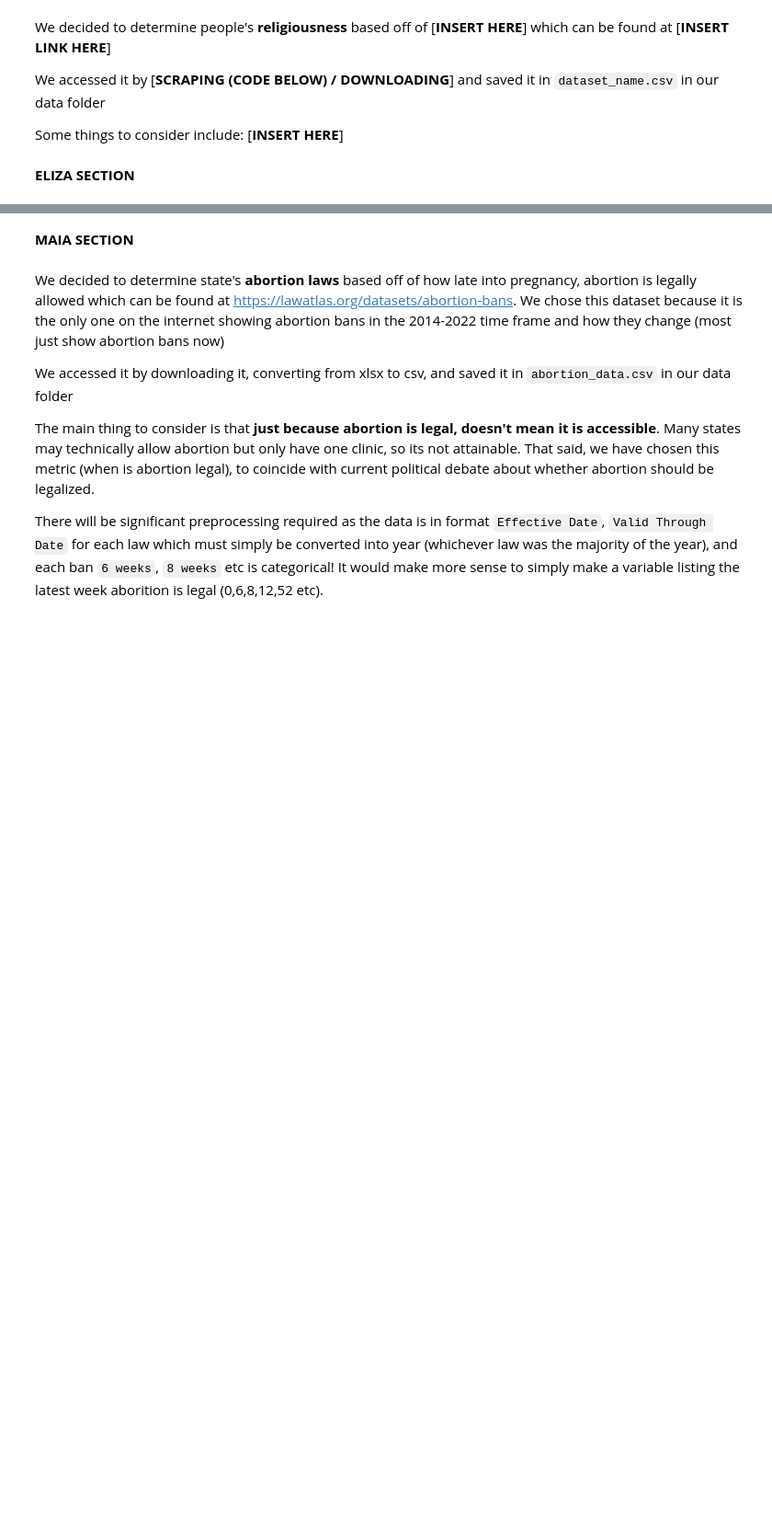
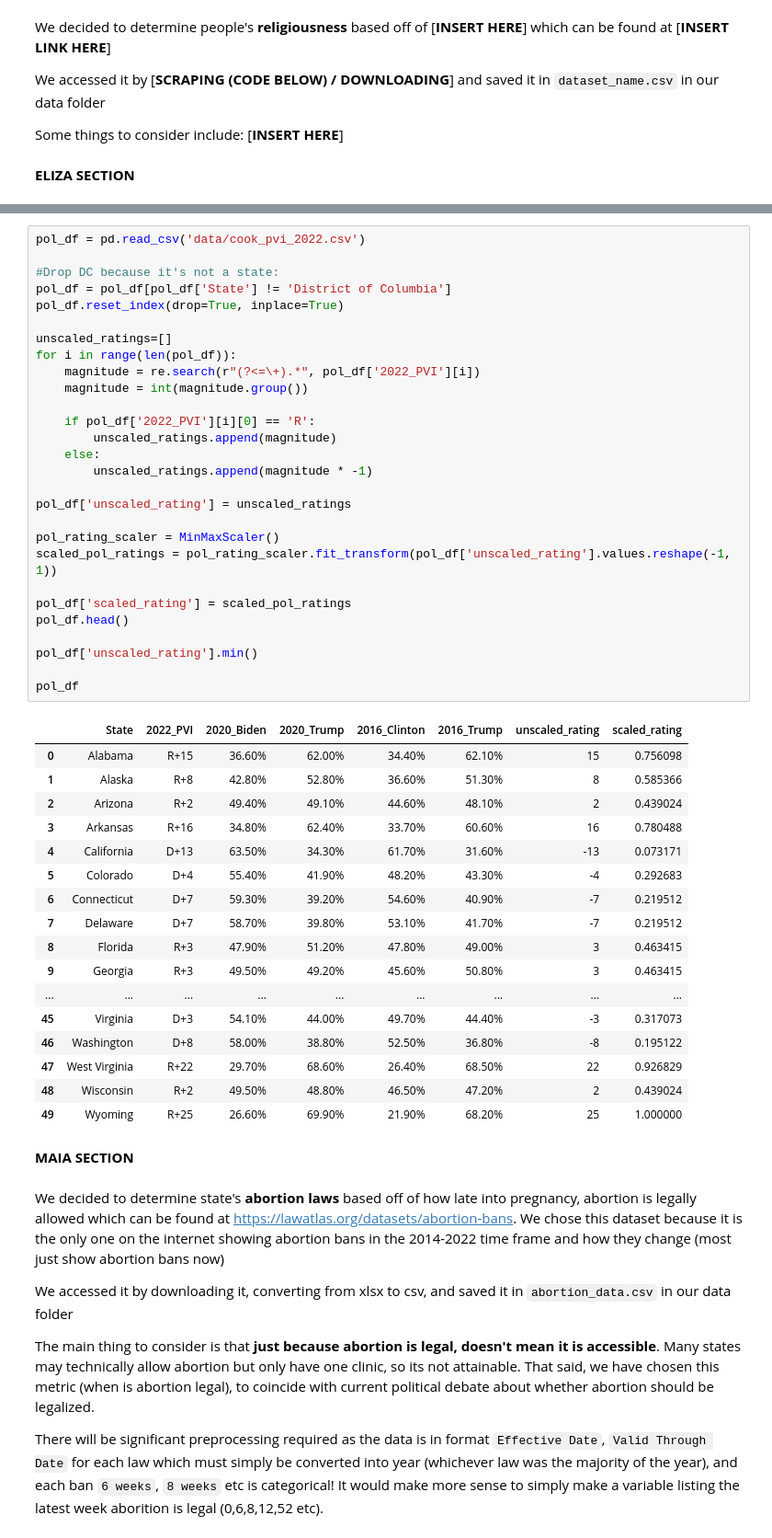
Before and after one commit to ppich1169/fertilityProjectCs109, a Jupyter notebook: fertility_notebook.ipynb, the cells around one changed output, grey strips where cells are left out. Shown at 92% size. Cells and saved outputs as stored; diff of their text form; blank space fills up the shorter version.

```diff
--- a/fertility_notebook.ipynb
+++ b/fertility_notebook.ipynb
@@ -87,3 +95,49 @@ Some things to consider include: [**INSERT HERE**]
+# %%
+pol_df = pd.read_csv('data/cook_pvi_2022.csv')
+
+#Drop DC because it's not a state:
+pol_df = pol_df[pol_df['State'] != 'District of Columbia']
+pol_df.reset_index(drop=True, inplace=True)
+
+unscaled_ratings=[]
+for i in range(len(pol_df)):
+    magnitude = re.search(r"(?<=\+).*", pol_df['2022_PVI'][i])
+    magnitude = int(magnitude.group())
+
+    if pol_df['2022_PVI'][i][0] == 'R':
+        unscaled_ratings.append(magnitude)
+    else:
+        unscaled_ratings.append(magnitude * -1)
+
+pol_df['unscaled_rating'] = unscaled_ratings
+
+pol_rating_scaler = MinMaxScaler()
+scaled_pol_ratings = pol_rating_scaler.fit_transform(pol_df['unscaled_rating'].values.reshape(-1, 1))
+
+pol_df['scaled_rating'] = scaled_pol_ratings
+pol_df.head()
+
+pol_df['unscaled_rating'].min()
+
+pol_df
+# %% [output]
+|  | State | 2022_PVI | 2020_Biden | 2020_Trump | 2016_Clinton | 2016_Trump | unscaled_rating | scaled_rating |
+| 0 | Alabama | R+15 | 36.60% | 62.00% | 34.40% | 62.10% | 15 | 0.756098 |
+| 1 | Alaska | R+8 | 42.80% | 52.80% | 36.60% | 51.30% | 8 | 0.585366 |
+| 2 | Arizona | R+2 | 49.40% | 49.10% | 44.60% | 48.10% | 2 | 0.439024 |
+| 3 | Arkansas | R+16 | 34.80% | 62.40% | 33.70% | 60.60% | 16 | 0.780488 |
+| 4 | California | D+13 | 63.50% | 34.30% | 61.70% | 31.60% | -13 | 0.073171 |
+| 5 | Colorado | D+4 | 55.40% | 41.90% | 48.20% | 43.30% | -4 | 0.292683 |
+| 6 | Connecticut | D+7 | 59.30% | 39.20% | 54.60% | 40.90% | -7 | 0.219512 |
+| 7 | Delaware | D+7 | 58.70% | 39.80% | 53.10% | 41.70% | -7 | 0.219512 |
+| 8 | Florida | R+3 | 47.90% | 51.20% | 47.80% | 49.00% | 3 | 0.463415 |
+| 9 | Georgia | R+3 | 49.50% | 49.20% | 45.60% | 50.80% | 3 | 0.463415 |
+| ... | ... | ... | ... | ... | ... | ... | ... | ... |
+| 45 | Virginia | D+3 | 54.10% | 44.00% | 49.70% | 44.40% | -3 | 0.317073 |
+| 46 | Washington | D+8 | 58.00% | 38.80% | 52.50% | 36.80% | -8 | 0.195122 |
+| 47 | West Virginia | R+22 | 29.70% | 68.60% | 26.40% | 68.50% | 22 | 0.926829 |
+| 48 | Wisconsin | R+2 | 49.50% | 48.80% | 46.50% | 47.20% | 2 | 0.439024 |
+| 49 | Wyoming | R+25 | 26.60% | 69.90% | 21.90% | 68.20% | 25 | 1.000000 |
 # %% [markdown]
 **MAIA SECTION**
 # %% [markdown]
```
Also changed, not shown: parts of 6 cells of this notebook, 3 other files.
